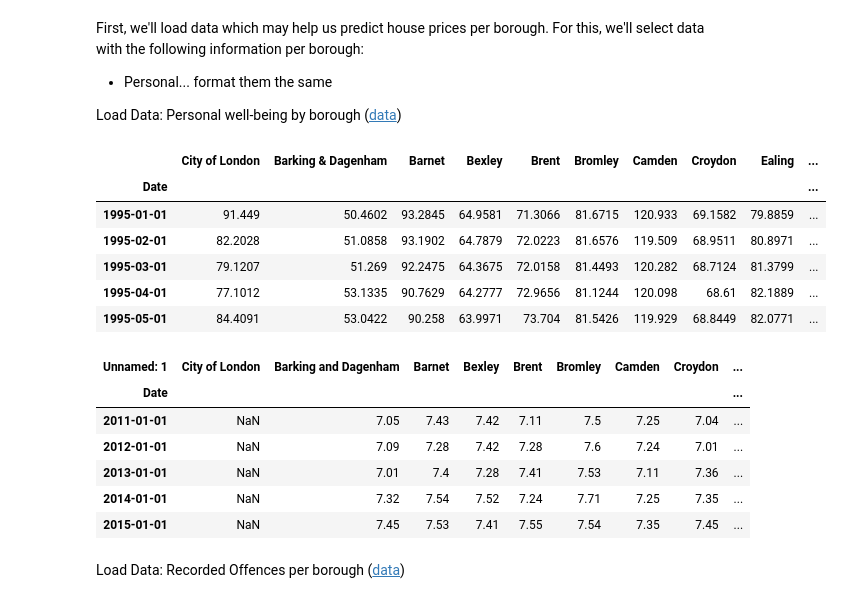
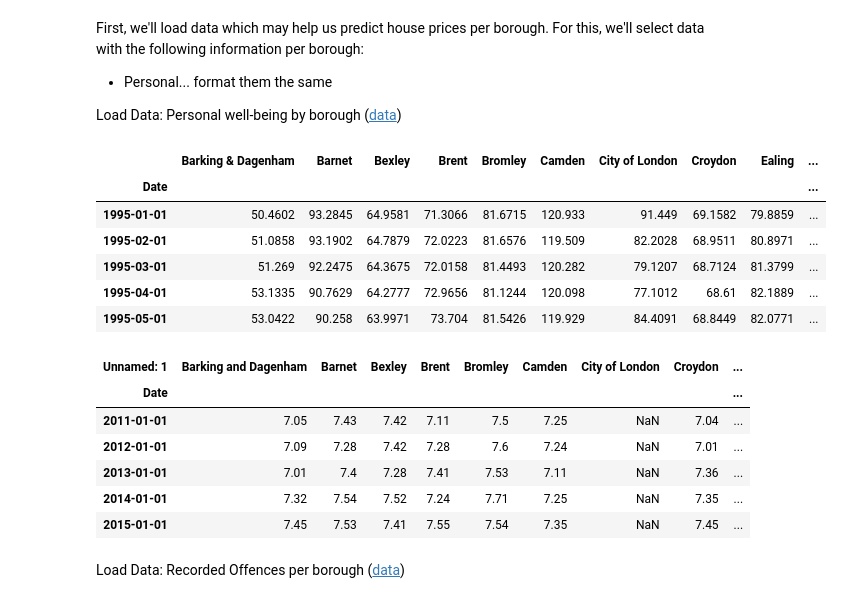
Before and after one commit to kohl-carmen/London-Housing, a Jupyter notebook: London_Housing_II.ipynb, the cells around one changed output. Cells and saved outputs as stored; diff of their text form; code cells hidden in the pictures.

```diff
--- a/London_Housing_II.ipynb
+++ b/London_Housing_II.ipynb
@@ -22,37 +22,38 @@ Load Data: Personal well-being by borough ([data](https://data.london.gov.uk/dat
 # %%
 # - load & format data -
 data_url = 'https://data.london.gov.uk/download/uk-house-price-index/70ac0766-8902-4eb5-aab5-01951aaed773/UK_House_price_index.xlsx'
 df_average_price = pd.read_excel(data_url, sheet_name = 'Average price',
                                  usecols = "A:AH, AJ, AK, AM:AU, AW")
 df_average_price = df_average_price.drop(df_average_price.index[0])
 # format date column and make it index
 df_average_price.rename(columns = {'Unnamed: 0':'Date'}, inplace = True)
 df_average_price.Date = pd.to_datetime(df_average_price.Date)
 df_average_price = df_average_price.set_index('Date')
 # check for missing valuesdf_average_price_yr
 df_average_price. isnull().values.any()
 # express in thousands
 df_average_price = df_average_price.div(1000)
 # standardise string formatting
 for key in df_average_price:
   if key.isupper():
     newkey = key[0] + key[1:].lower()
     if ' ' in key:
       for s in range(0,len(newkey)):
         if newkey[s].isspace():
           newkey = newkey[0:s+1] + newkey[s+1].upper() + newkey[s+2:]
     df_average_price = df_average_price.rename(columns={key: newkey})
 rows, columns = df_average_price.shape
 df_average_price = df_average_price.iloc[:,0:33]
+df_average_price = df_average_price.sort_index(axis=1)
 df_average_price.head(5)
 # %% [output]
-|  | City of London | Barking & Dagenham | Barnet | Bexley | Brent | Bromley | Camden | Croydon | Ealing | ... |
+|  | Barking & Dagenham | Barnet | Bexley | Brent | Bromley | Camden | City of London | Croydon | Ealing | ... |
 | Date |  |  |  |  |  |  |  |  |  | ... |
-| 1995-01-01 | 91.449 | 50.4602 | 93.2845 | 64.9581 | 71.3066 | 81.6715 | 120.933 | 69.1582 | 79.8859 | ... |
-| 1995-02-01 | 82.2028 | 51.0858 | 93.1902 | 64.7879 | 72.0223 | 81.6576 | 119.509 | 68.9511 | 80.8971 | ... |
-| 1995-03-01 | 79.1207 | 51.269 | 92.2475 | 64.3675 | 72.0158 | 81.4493 | 120.282 | 68.7124 | 81.3799 | ... |
-| 1995-04-01 | 77.1012 | 53.1335 | 90.7629 | 64.2777 | 72.9656 | 81.1244 | 120.098 | 68.61 | 82.1889 | ... |
-| 1995-05-01 | 84.4091 | 53.0422 | 90.258 | 63.9971 | 73.704 | 81.5426 | 119.929 | 68.8449 | 82.0771 | ... |
+| 1995-01-01 | 50.4602 | 93.2845 | 64.9581 | 71.3066 | 81.6715 | 120.933 | 91.449 | 69.1582 | 79.8859 | ... |
+| 1995-02-01 | 51.0858 | 93.1902 | 64.7879 | 72.0223 | 81.6576 | 119.509 | 82.2028 | 68.9511 | 80.8971 | ... |
+| 1995-03-01 | 51.269 | 92.2475 | 64.3675 | 72.0158 | 81.4493 | 120.282 | 79.1207 | 68.7124 | 81.3799 | ... |
+| 1995-04-01 | 53.1335 | 90.7629 | 64.2777 | 72.9656 | 81.1244 | 120.098 | 77.1012 | 68.61 | 82.1889 | ... |
+| 1995-05-01 | 53.0422 | 90.258 | 63.9971 | 73.704 | 81.5426 | 119.929 | 84.4091 | 68.8449 | 82.0771 | ... |
 # %%
 # - load & format data -
 data_url = 'https://data.london.gov.uk/download/subjective-personal-well-being-borough/d1bae8e8-f07b-4c2f-aec7-deed8006b52a/personal-well-being-borough.xlsx'
@@ -69,15 +70,16 @@ for i in range(0,len(df_wellbeing.Date)):
   df_wellbeing.Date[i] = pd.to_datetime(df_wellbeing.Date[i][0:4])
   df_wellbeing['City of London'][i] = np.nan
 df_wellbeing = df_wellbeing.set_index('Date')
+df_wellbeing = df_wellbeing.sort_index(axis=1)
 df_wellbeing.head(5)
 # %% [output]
-| Unnamed: 1 | City of London | Barking and Dagenham | Barnet | Bexley | Brent | Bromley | Camden | Croydon | ... |
+| Unnamed: 1 | Barking and Dagenham | Barnet | Bexley | Brent | Bromley | Camden | City of London | Croydon | ... |
 | Date |  |  |  |  |  |  |  |  | ... |
-| 2011-01-01 | NaN | 7.05 | 7.43 | 7.42 | 7.11 | 7.5 | 7.25 | 7.04 | ... |
-| 2012-01-01 | NaN | 7.09 | 7.28 | 7.42 | 7.28 | 7.6 | 7.24 | 7.01 | ... |
-| 2013-01-01 | NaN | 7.01 | 7.4 | 7.28 | 7.41 | 7.53 | 7.11 | 7.36 | ... |
-| 2014-01-01 | NaN | 7.32 | 7.54 | 7.52 | 7.24 | 7.71 | 7.25 | 7.35 | ... |
-| 2015-01-01 | NaN | 7.45 | 7.53 | 7.41 | 7.55 | 7.54 | 7.35 | 7.45 | ... |
+| 2011-01-01 | 7.05 | 7.43 | 7.42 | 7.11 | 7.5 | 7.25 | NaN | 7.04 | ... |
+| 2012-01-01 | 7.09 | 7.28 | 7.42 | 7.28 | 7.6 | 7.24 | NaN | 7.01 | ... |
+| 2013-01-01 | 7.01 | 7.4 | 7.28 | 7.41 | 7.53 | 7.11 | NaN | 7.36 | ... |
+| 2014-01-01 | 7.32 | 7.54 | 7.52 | 7.24 | 7.71 | 7.25 | NaN | 7.35 | ... |
+| 2015-01-01 | 7.45 | 7.53 | 7.41 | 7.55 | 7.54 | 7.35 | NaN | 7.45 | ... |
 # %% [markdown]
 Load Data: Recorded Offences per borough ([data](https://data.london.gov.uk/dataset/recorded_crime_rates))
 # %%
```
Also changed, not shown: parts of 9 cells of this notebook.
